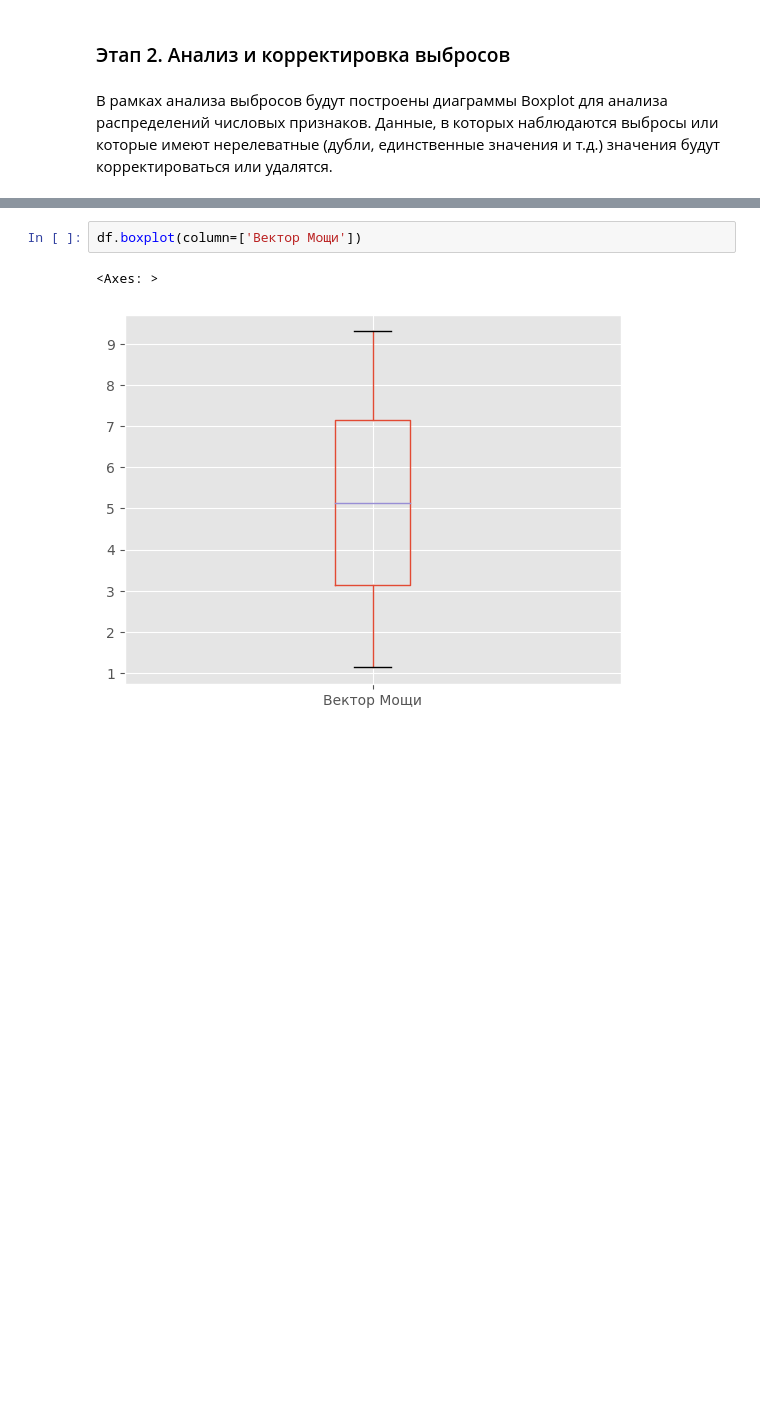
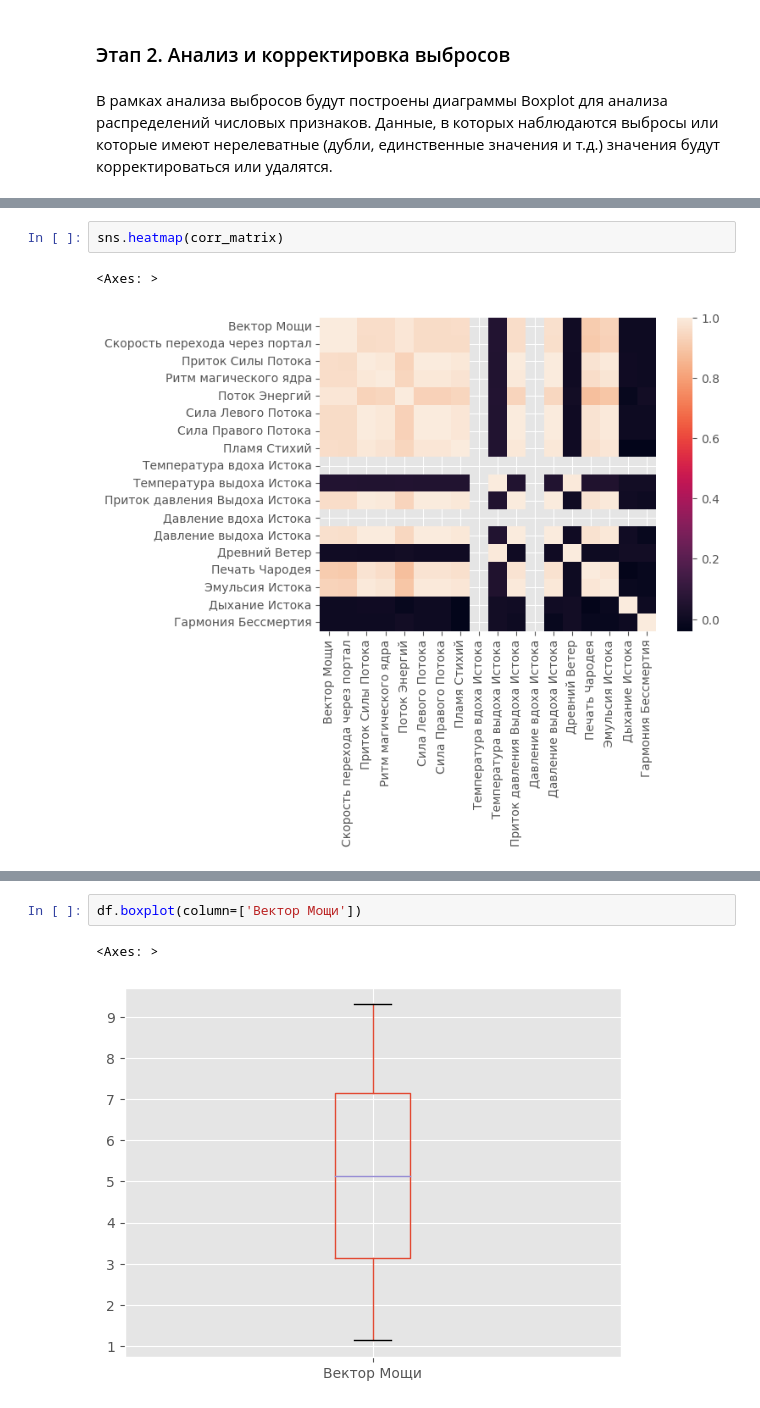
Before and after one commit to Theocroft/GPN-Intelligence-Cup-2024, a Jupyter notebook: Test.ipynb, the cells around one changed output, grey strips where cells are left out. Drawn from its saved outputs; the diff is of its cells as text; blank space fills up the shorter version.

```diff
--- a/Test.ipynb
+++ b/Test.ipynb
@@ -167,0 +201,5 @@ dtype: object
+# %%
+sns.heatmap(corr_matrix)
+# %% [output]
+<Axes: >
+[figure, added]
```
Also changed, not shown: parts of 6 cells of this notebook.
